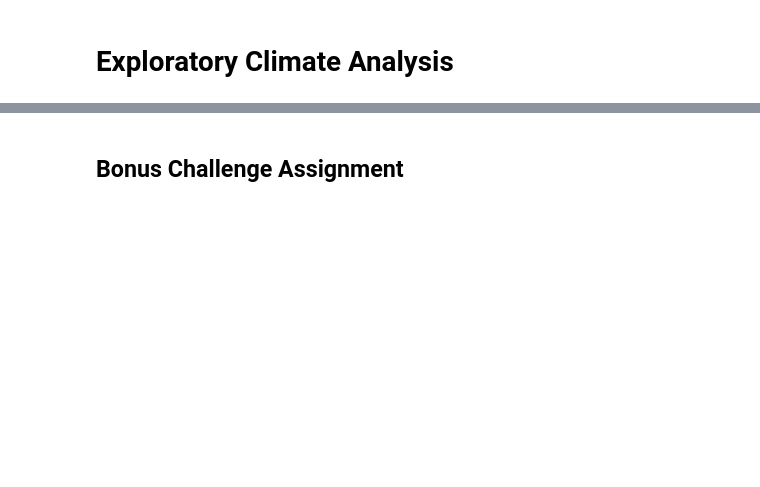
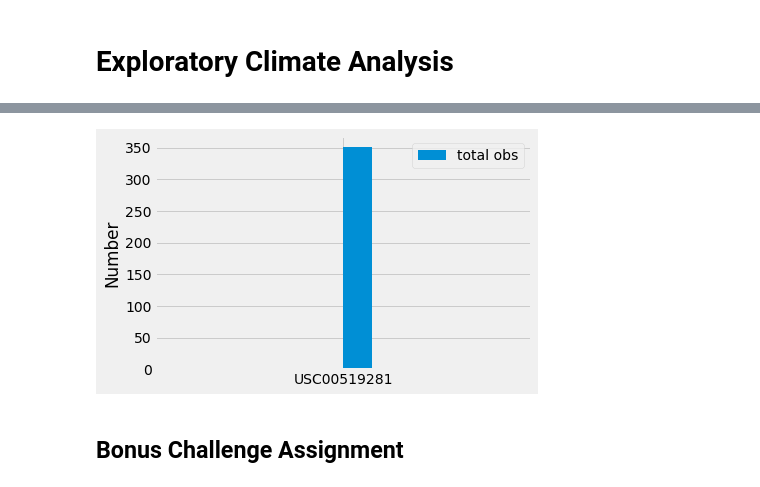
Before and after one commit to KizzleKooks/sqlalchemy-challenge, a Jupyter notebook: ChiaraWork.ipynb, the cells around one changed output, grey strips where cells are left out. Cells and saved outputs as stored; diff of their text form; code cells hidden in the pictures; blank space fills up the shorter version.

```diff
--- a/ChiaraWork.ipynb
+++ b/ChiaraWork.ipynb
@@ -19,5 +19,5 @@ from sqlalchemy import create_engine, func
 # %%
-engine = create_engine("sqlite:///Instructions/Resources/hawaii.sqlite")
+engine = create_engine("sqlite:///Resources/hawaii.sqlite")
 # %%
 # reflect an existing database into a new model
 Base = automap_base()
@@ -67,2 +187,16 @@ print(one_year_ago)
+# %%
+# Design a query to retrieve the last 12 months of temperature observation data (TOBS).
+Histogram=session.query(Measurement.station,Measurement.date, Measurement.tobs).\
+    filter (Measurement.station=='USC00519281').\
+        filter(Measurement.date >= '2016-08-24', Measurement.date <= '2017-08-23').all()
+
+x=[x[0]for x in Histogram]
+
+plt.hist(x, bins=12)
+plt.ylabel('Number')
+plt.legend(['total obs'])
+plt.show() #plt.savefig(Images/Station-Histogram.png)
+# %% [output]
+[figure, added]
 # %% [markdown]
 ## Bonus Challenge Assignment
```
Also changed, not shown: parts of 32 cells of this notebook.
